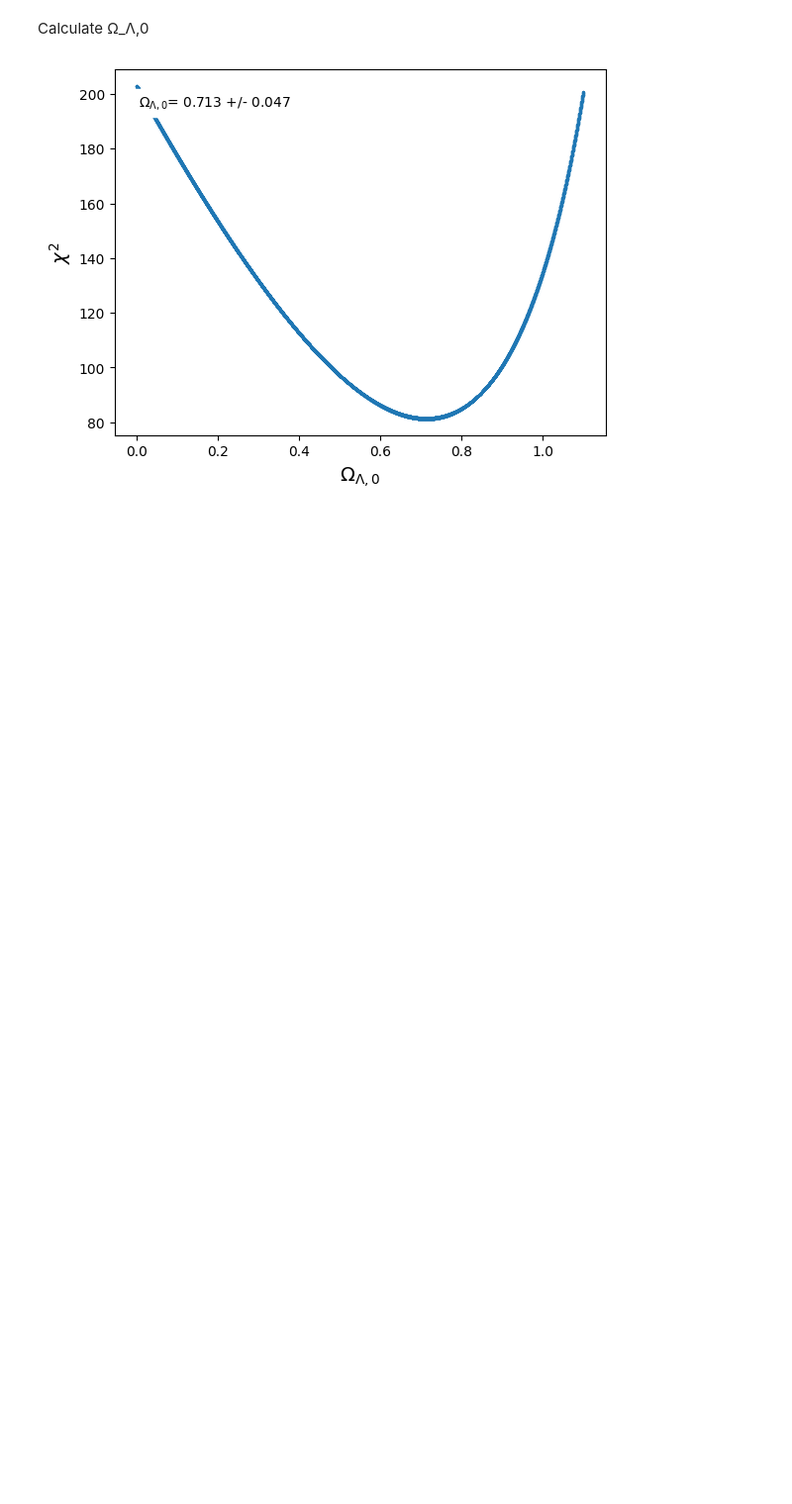
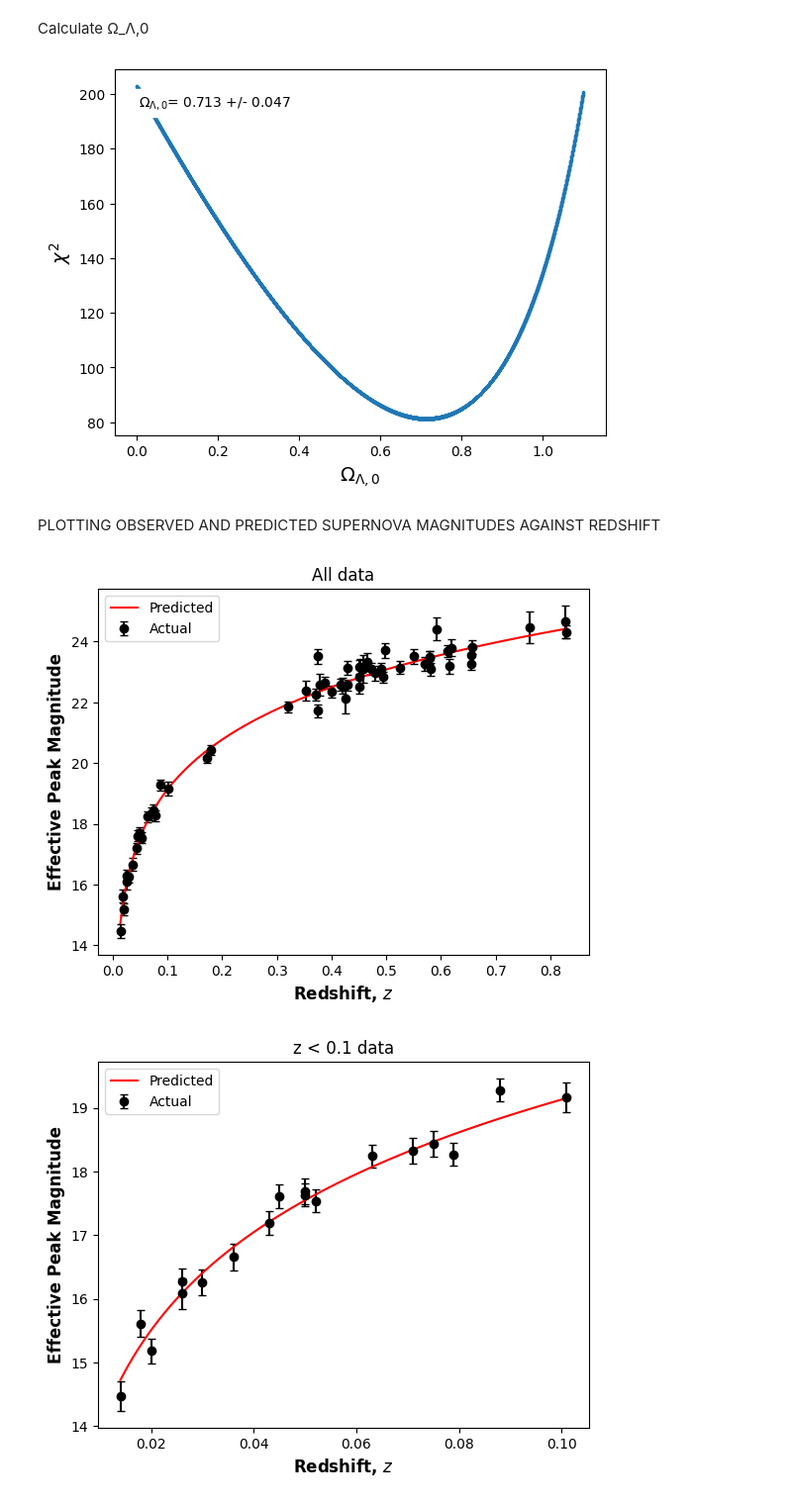
Before and after one commit to BradleyMak/Supernova_Cosmology, a Jupyter notebook: milestone.ipynb, the cells around one changed output. Shown: that part at 99% size. Saved outputs shown, nothing was run; the diff lists cells and outputs as text; code cells hidden in the pictures; blank space fills up the shorter version.

Commit message:
added SN data vs redshift plots

```diff
--- a/milestone.ipynb
+++ b/milestone.ipynb
@@ -19,7 +20,7 @@ Investigate relationship between luminosity distance and redshift
 _NOTE: We expect a  roughly linear relationship between distance and redshift, known as Hubble’s Law. However, if we extend the measurement to more distant objects, the relation becomes curved, and strongly dependent on the matter content of the Universe._
 # %%
 #reads data
-name, redshift, eff_peak_mag, mag_err = functions.read_data('sn_data.txt')
+name, redshift, eff_peak_mag, mag_err = functions.read_data('sn_data_milestone.txt')
 
 #z < 0.1 data
 low_redshift_indices = np.where(redshift<0.102)[0]
@@ -50,13 +51,16 @@ yval = eff_peak_mag[low_redshift_indices[0]:low_redshift_indices[-1]+1]
 yerr = mag_err[low_redshift_indices[0]:low_redshift_indices[-1]+1]
 
 def model_funct(x, *vals):
-    return -2.5*np.log10(vals[0]/(4*np.pi*x**2)) - 20.45
+    return -2.5*np.log10(vals[0]/(4*np.pi*x**2)) + m_0
 
 initial = np.array([1.0*10**39]) # Initial guess for fit parameters
 
 parameters = functions.automated_curve_fitting(xval, yval, yerr, model_funct, initial) #optimised parameters given in erg/s/Ang
 L_peak = parameters[0][0]*10**-7
 L_peak_err = parameters[1][0]*10**-7
+
+print(L_peak)
+print(L_peak_err)
 # %% [output]
 DoF = 17
 Optimised parameters =  [3.26596058e+39]
@@ -95,7 +93,7 @@ def find_omega_lambda_and_error():
         chi_squared.append(np.sum((actual-predicted)**2/error**2))
 
     min_index = np.argmin(chi_squared)
-    omega_lambda = np.round(omega_lambdas[min_index], 3)
+    omega_lambda = omega_lambdas[min_index]
     min_chisq = chi_squared[min_index]
     counter = 0
     errors = []
@@ -120,6 +118,7 @@ def find_omega_lambda_and_error():
     except:
         print('Error calculation exceeds minimum trial value!')
 
+    omega_lambda = np.round(omega_lambdas[min_index], 3)
     omega_lambda_err = np.round(np.max(errors), 3)
 
     plt.scatter(omega_lambdas, chi_squared, marker = 'x', s = 2)
@@ -130,7 +129,6 @@ def find_omega_lambda_and_error():
 
     return omega_lambda, omega_lambda_err
 
-values = find_omega_lambda_and_error()
-omega_lambda = values[0]; omega_lambda_err = values[1]
+omega_lambda, omega_lambda_err = find_omega_lambda_and_error()
 # %% [output]
 [figure]
@@ -140,0 +135,26 @@ omega_lambda = values[0]; omega_lambda_err = values[1]
+# %% [markdown]
+PLOTTING OBSERVED AND PREDICTED SUPERNOVA MAGNITUDES AGAINST REDSHIFT
+# %%
+plt.figure(1)
+plt.errorbar(redshift, eff_peak_mag, yerr = mag_err, label = 'Actual', color = 'black', capsize = 3, marker='o', linestyle='None')
+plt.plot(np.linspace(np.min(redshift), np.max(redshift), 1000), functions.mag_model(np.linspace(np.min(redshift), np.max(redshift), 1000), L_peak, H_0, m_0, omega_lambda), label = 'Predicted', color = 'red')
+plt.xlabel('Redshift, $z$', weight = 'bold', fontsize = 12)
+plt.ylabel('Effective Peak Magnitude', weight = 'bold', fontsize = 12)
+plt.legend()
+plt.title('All data')
+
+plt.figure(2)
+plt.errorbar(redshift[low_redshift_indices[0]:low_redshift_indices[-1]+1], eff_peak_mag[low_redshift_indices[0]:low_redshift_indices[-1]+1], yerr = mag_err[low_redshift_indices[0]:low_redshift_indices[-1]+1],
+             label = 'Actual', color = 'black', capsize = 3, marker='o', linestyle='None')
+plt.plot(np.linspace(np.min(redshift[low_redshift_indices[0]:low_redshift_indices[-1]+1]), np.max(redshift[low_redshift_indices[0]:low_redshift_indices[-1]+1]), 1000),
+        functions.mag_model(np.linspace(np.min(redshift[low_redshift_indices[0]:low_redshift_indices[-1]+1]), np.max(redshift[low_redshift_indices[0]:low_redshift_indices[-1]+1]), 1000),
+        L_peak, H_0, m_0, omega_lambda), label = 'Predicted', color = 'red')
+plt.xlabel('Redshift, $z$', weight = 'bold', fontsize = 12)
+plt.ylabel('Effective Peak Magnitude', weight = 'bold', fontsize = 12)
+plt.legend()
+plt.title('z < 0.1 data')
+
+plt.show()
+# %% [output]
+[figure, added]
+[figure, added]
```
Also changed, not shown: parts of 4 cells of this notebook, 1 other file.
